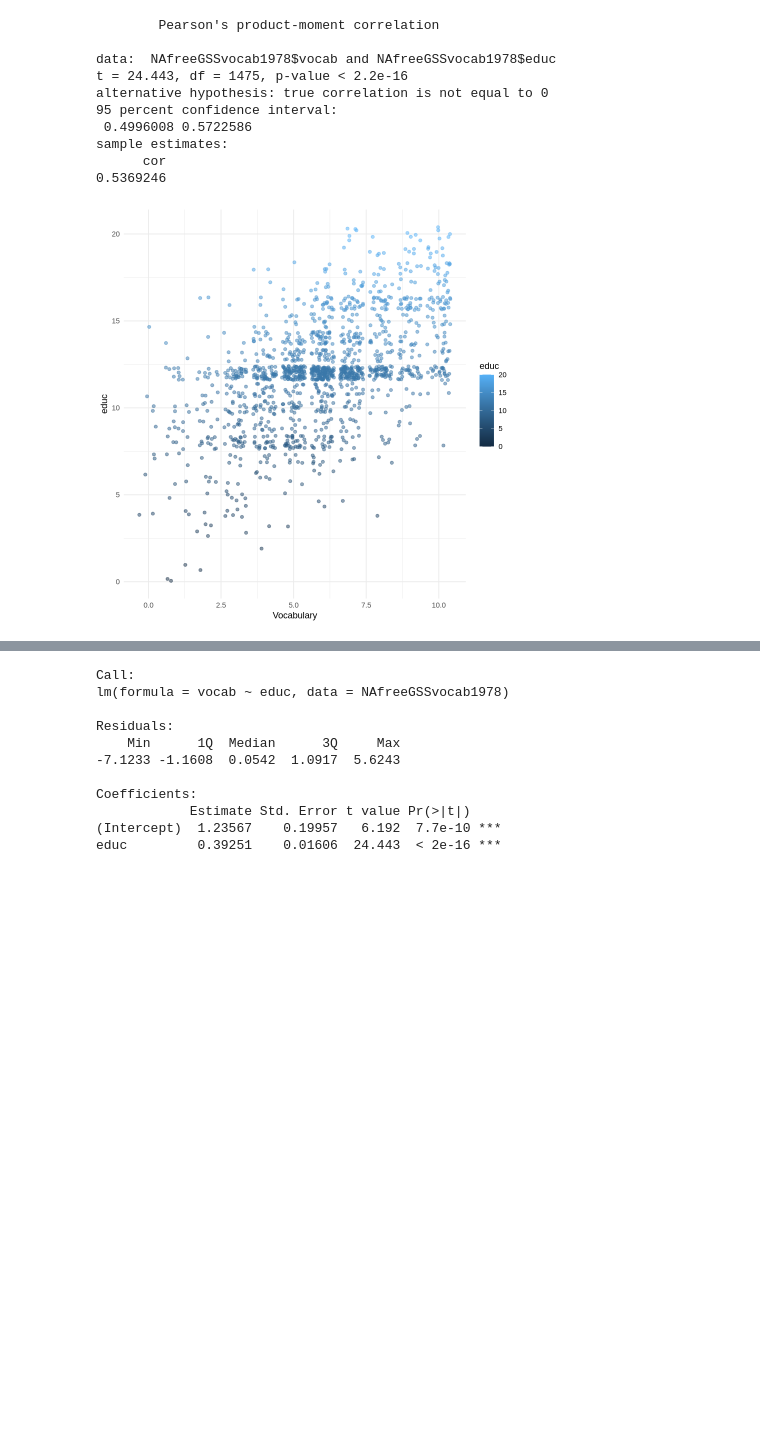
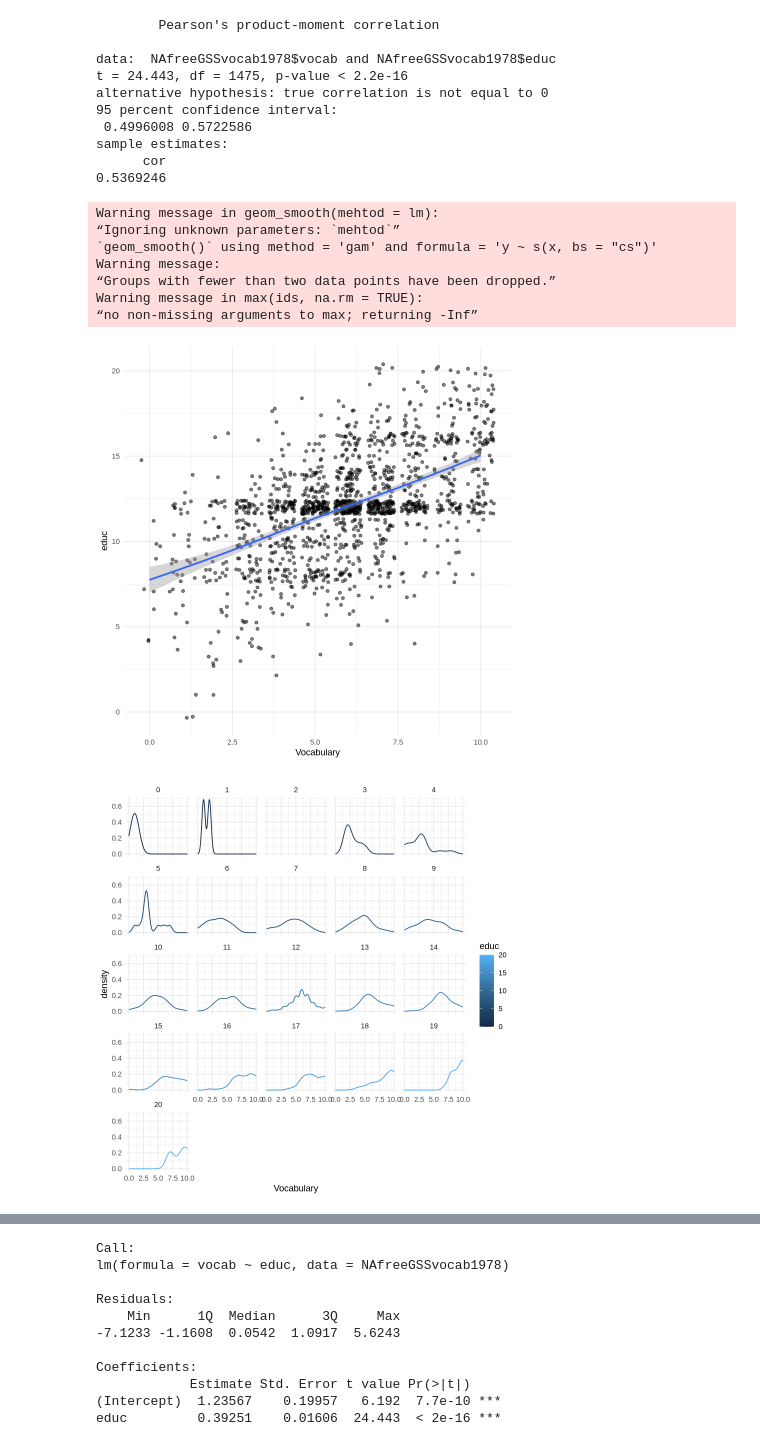
Before and after one commit to MaleneJensen1212/CulturalDataScience, a Jupyter notebook: Assignment2.ipynb, the cells around one changed output, grey strips where cells are left out. Saved outputs shown, nothing was run; the diff lists cells and outputs as text; code cells hidden in the pictures; blank space fills up the shorter version.

```diff
--- a/Assignment2.ipynb
+++ b/Assignment2.ipynb
@@ -97,9 +123,25 @@ sample estimates:
       cor
 0.5369246
 # %%
-ggplot(NAfreeGSSvocab1978, aes(x=vocab, y=educ, col = educ))+
+#Visualize the relationship in a plot
+ggplot(NAfreeGSSvocab1978, aes(x=vocab, y=educ))+
     geom_jitter(alpha = 0.5)+
+    geom_smooth(mehtod = lm) +
     xlab("Vocabulary") +
     theme_minimal()
+
+ggplot(NAfreeGSSvocab1978, aes(vocab, col = educ))+
+    geom_density(alpha = 0.5)+
+    xlab("Vocabulary") +
+    theme_minimal() +
+    facet_wrap(~educ)
 # %% [output]
+Warning message in geom_smooth(mehtod = lm):
+“Ignoring unknown parameters: `mehtod`”
+`geom_smooth()` using method = 'gam' and formula = 'y ~ s(x, bs = "cs")'
+Warning message:
+“Groups with fewer than two data points have been dropped.”
+Warning message in max(ids, na.rm = TRUE):
+“no non-missing arguments to max; returning -Inf”
-[figure, old version]
+[figure, new version]
+[figure, added]
```
Also changed, not shown: parts of 13 cells of this notebook.
